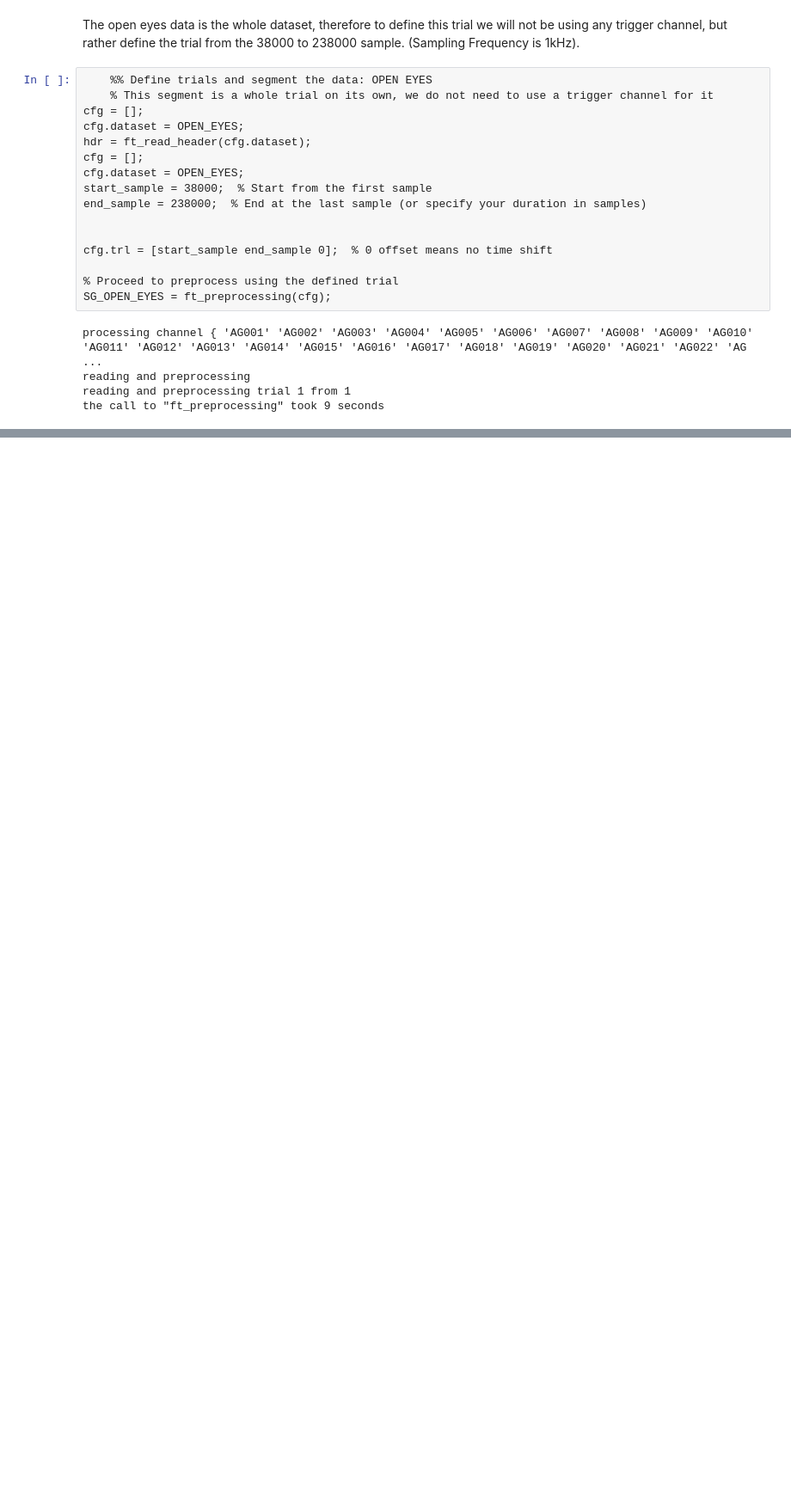
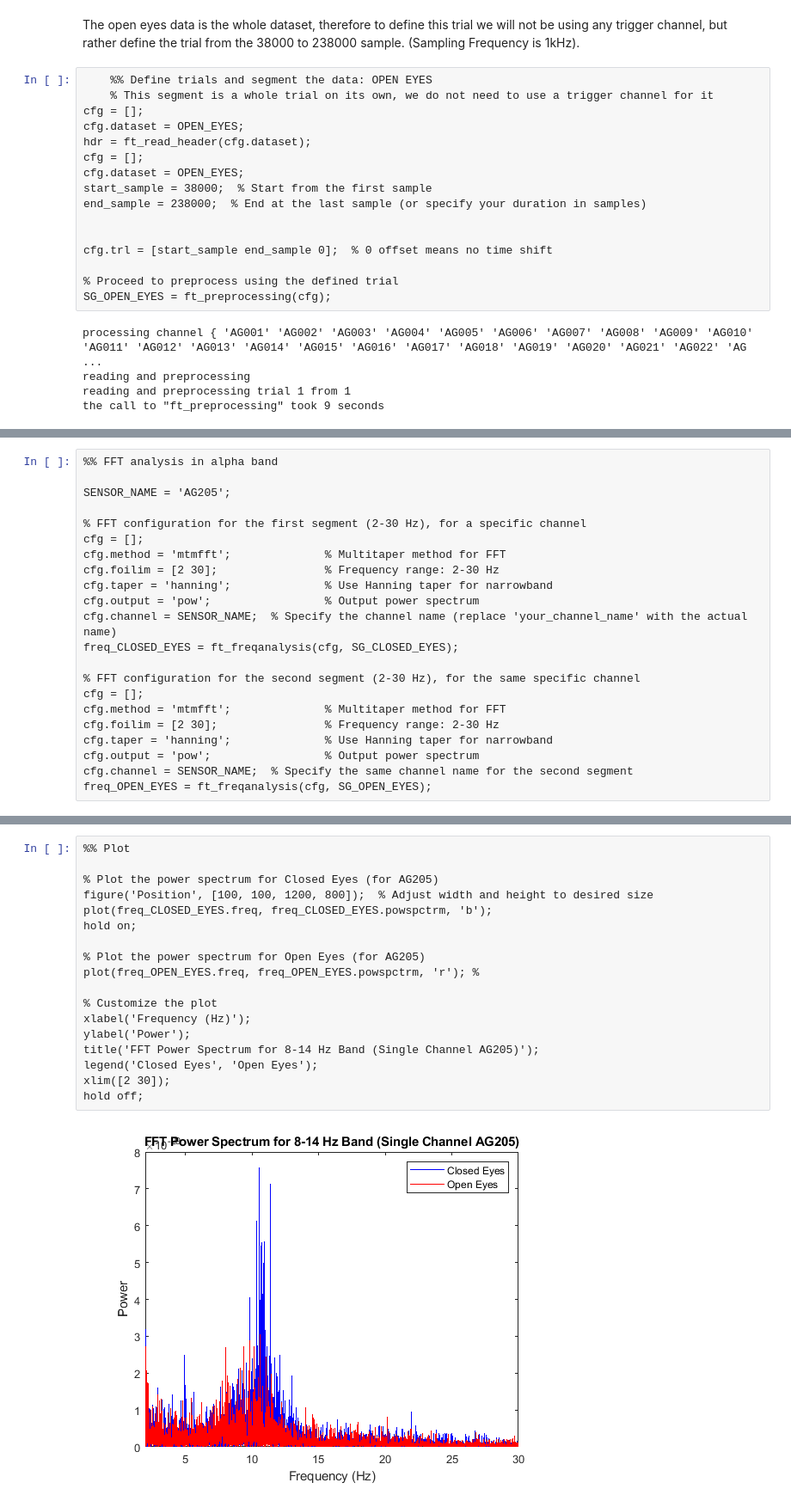
Before and after one commit to contsili/meg-pipeline, a Jupyter notebook: docs/source/5-pipeline/notebooks/fieldtrip/fieldtrip_kit_restingstate.ipynb, the cells around one changed output, grey strips where cells are left out. Shown at 86% size. Saved outputs shown, nothing was run; the diff lists cells and outputs as text; blank space fills up the shorter version.

```diff
--- a/docs/source/5-pipeline/notebooks/fieldtrip/fieldtrip_kit_restingstate.ipynb
+++ b/docs/source/5-pipeline/notebooks/fieldtrip/fieldtrip_kit_restingstate.ipynb
@@ -151,0 +179,22 @@ kit_layout = create_kit_layout(kit)
+# %%
+%% FFT analysis in alpha band
+
+SENSOR_NAME = 'AG205';
+
+% FFT configuration for the first segment (2-30 Hz), for a specific channel
+cfg = [];
+cfg.method = 'mtmfft';              % Multitaper method for FFT
+cfg.foilim = [2 30];                % Frequency range: 2-30 Hz
+cfg.taper = 'hanning';              % Use Hanning taper for narrowband
+cfg.output = 'pow';                 % Output power spectrum
+cfg.channel = SENSOR_NAME;  % Specify the channel name (replace 'your_channel_name' with the actual name)
+freq_CLOSED_EYES = ft_freqanalysis(cfg, SG_CLOSED_EYES);
+
+% FFT configuration for the second segment (2-30 Hz), for the same specific channel
+cfg = [];
+cfg.method = 'mtmfft';              % Multitaper method for FFT
+cfg.foilim = [2 30];                % Frequency range: 2-30 Hz
+cfg.taper = 'hanning';              % Use Hanning taper for narrowband
+cfg.output = 'pow';                 % Output power spectrum
+cfg.channel = SENSOR_NAME;  % Specify the same channel name for the second segment
+freq_OPEN_EYES = ft_freqanalysis(cfg, SG_OPEN_EYES);
@@ -151,0 +216,20 @@ kit_layout = create_kit_layout(kit)
+# %%
+%% Plot
+
+% Plot the power spectrum for Closed Eyes (for AG205)
+figure('Position', [100, 100, 1200, 800]);  % Adjust width and height to desired size
+plot(freq_CLOSED_EYES.freq, freq_CLOSED_EYES.powspctrm, 'b');
+hold on;
+
+% Plot the power spectrum for Open Eyes (for AG205)
+plot(freq_OPEN_EYES.freq, freq_OPEN_EYES.powspctrm, 'r'); %
+
+% Customize the plot
+xlabel('Frequency (Hz)');
+ylabel('Power');
+title('FFT Power Spectrum for 8-14 Hz Band (Single Channel AG205)');
+legend('Closed Eyes', 'Open Eyes');
+xlim([2 30]);
+hold off;
+# %% [output]
+[figure, added]
```
Also changed, not shown: parts of 6 cells of this notebook, 1 other file.
